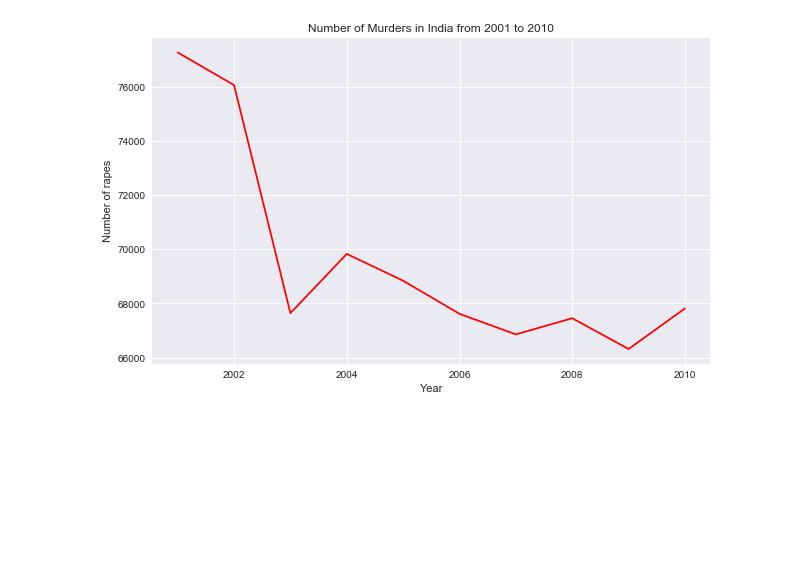
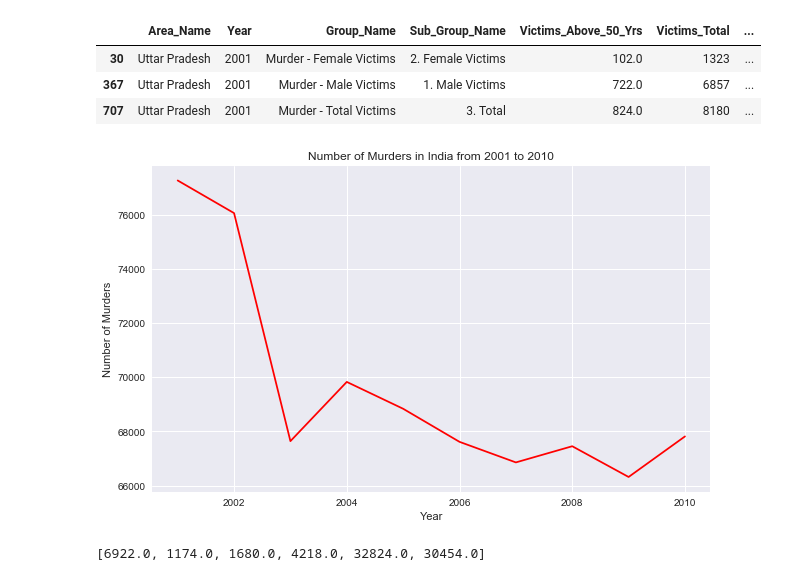
Before and after one commit to Sangarshanan/Data-visualization, a Jupyter notebook: India crime/Murder.ipynb, the cells around one changed output. Saved outputs shown, nothing was run; the diff lists cells and outputs as text; code cells hidden in the pictures; blank space fills up the shorter version.

```diff
--- a/India crime/Murder.ipynb
+++ b/India crime/Murder.ipynb
@@ -20,3 +25,5 @@ array(['2. Female Victims', '1. Male Victims', '3. Total'], dtype=object)
+# %%
+data = data.fillna(0)
 # %%
 df = data[(data['Year'] == 2001)]
 plt.figure(figsize=(10,6))
@@ -30,0 +44,7 @@ plt.show()
+# %%
+tn
+# %% [output]
+|  | Area_Name | Year | Group_Name | Sub_Group_Name | Victims_Above_50_Yrs | Victims_Total | ... |
+| 30 | Uttar Pradesh | 2001 | Murder - Female Victims | 2. Female Victims | 102.0 | 1323 | ... |
+| 367 | Uttar Pradesh | 2001 | Murder - Male Victims | 1. Male Victims | 722.0 | 6857 | ... |
+| 707 | Uttar Pradesh | 2001 | Murder - Total Victims | 3. Total | 824.0 | 8180 | ... |
@@ -31,13 +53,13 @@ plt.show()
 # %%
 a=[]
 for i in range(2001,2011):
     yr = data[(data['Year'] == i)]
     a.append(sum(yr['Victims_Total']))
 plt.figure(figsize=(10,6))
 plt.plot(data['Year'].unique(),a, color = 'red')
 plt.title('Number of Murders in India from 2001 to 2010')
 plt.xlabel('Year')
-plt.ylabel('Number of rapes')
+plt.ylabel('Number of Murders')
 plt.show()
 # %% [output]
-[figure, old version]
+[figure, new version]
@@ -43,0 +75,4 @@ plt.show()
+# %%
+top
+# %% [output]
+[6922.0, 1174.0, 1680.0, 4218.0, 32824.0, 30454.0]
```
Also changed, not shown: parts of 7 cells of this notebook.
